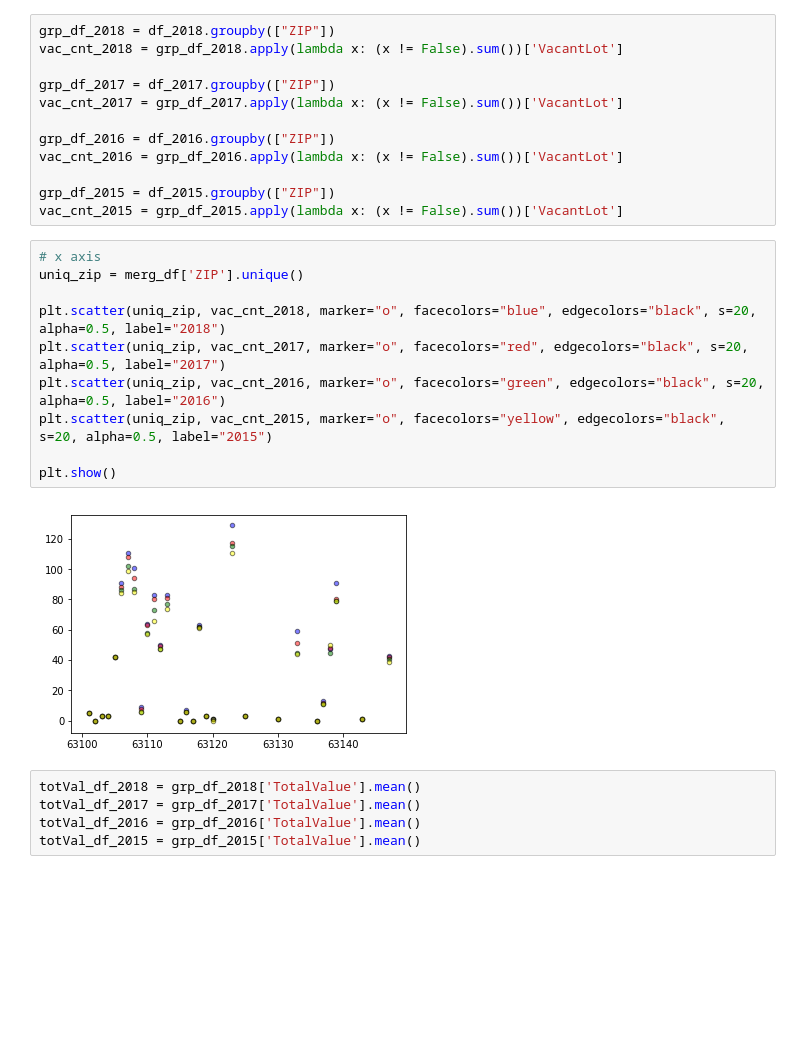
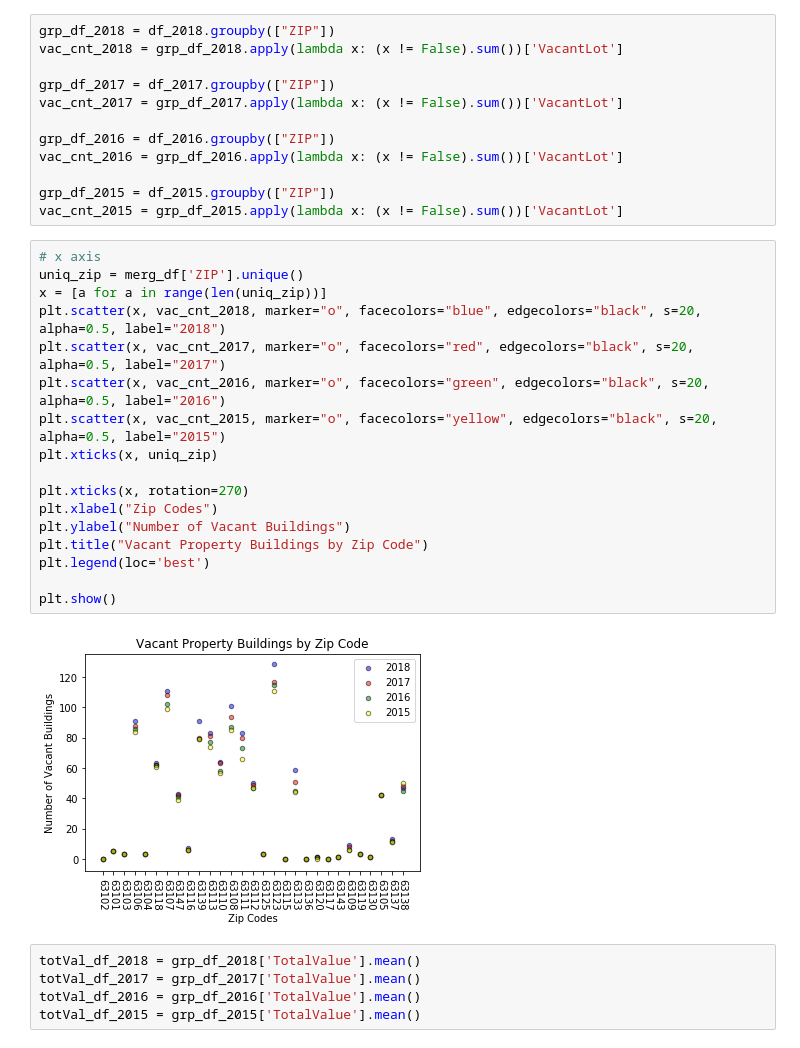
Before and after one commit to HLeek40/project_one, a Jupyter notebook: Final_Notebook.ipynb, the cells around one changed output. Cells and saved outputs as stored; diff of their text form; blank space fills up the shorter version.

Commit message:
Updated charts

```diff
--- a/Final_Notebook.ipynb
+++ b/Final_Notebook.ipynb
@@ -61,15 +61,22 @@ vac_cnt_2015 = grp_df_2015.apply(lambda x: (x != False).sum())['VacantLot']
 # %%
 # x axis
 uniq_zip = merg_df['ZIP'].unique()
+x = [a for a in range(len(uniq_zip))]
+plt.scatter(x, vac_cnt_2018, marker="o", facecolors="blue", edgecolors="black", s=20, alpha=0.5, label="2018")
+plt.scatter(x, vac_cnt_2017, marker="o", facecolors="red", edgecolors="black", s=20, alpha=0.5, label="2017")
+plt.scatter(x, vac_cnt_2016, marker="o", facecolors="green", edgecolors="black", s=20, alpha=0.5, label="2016")
+plt.scatter(x, vac_cnt_2015, marker="o", facecolors="yellow", edgecolors="black", s=20, alpha=0.5, label="2015")
+plt.xticks(x, uniq_zip)
 
-plt.scatter(uniq_zip, vac_cnt_2018, marker="o", facecolors="blue", edgecolors="black", s=20, alpha=0.5, label="2018")
-plt.scatter(uniq_zip, vac_cnt_2017, marker="o", facecolors="red", edgecolors="black", s=20, alpha=0.5, label="2017")
-plt.scatter(uniq_zip, vac_cnt_2016, marker="o", facecolors="green", edgecolors="black", s=20, alpha=0.5, label="2016")
-plt.scatter(uniq_zip, vac_cnt_2015, marker="o", facecolors="yellow", edgecolors="black", s=20, alpha=0.5, label="2015")
+plt.xticks(x, rotation=270)
+plt.xlabel("Zip Codes")
+plt.ylabel("Number of Vacant Buildings")
+plt.title("Vacant Property Buildings by Zip Code")
+plt.legend(loc='best')
 
 plt.show()
 # %% [output]
-[figure, old version]
+[figure, new version]
 # %%
 totVal_df_2018 = grp_df_2018['TotalValue'].mean()
 totVal_df_2017 = grp_df_2017['TotalValue'].mean()
```
Also changed, not shown: parts of 7 cells of this notebook.
